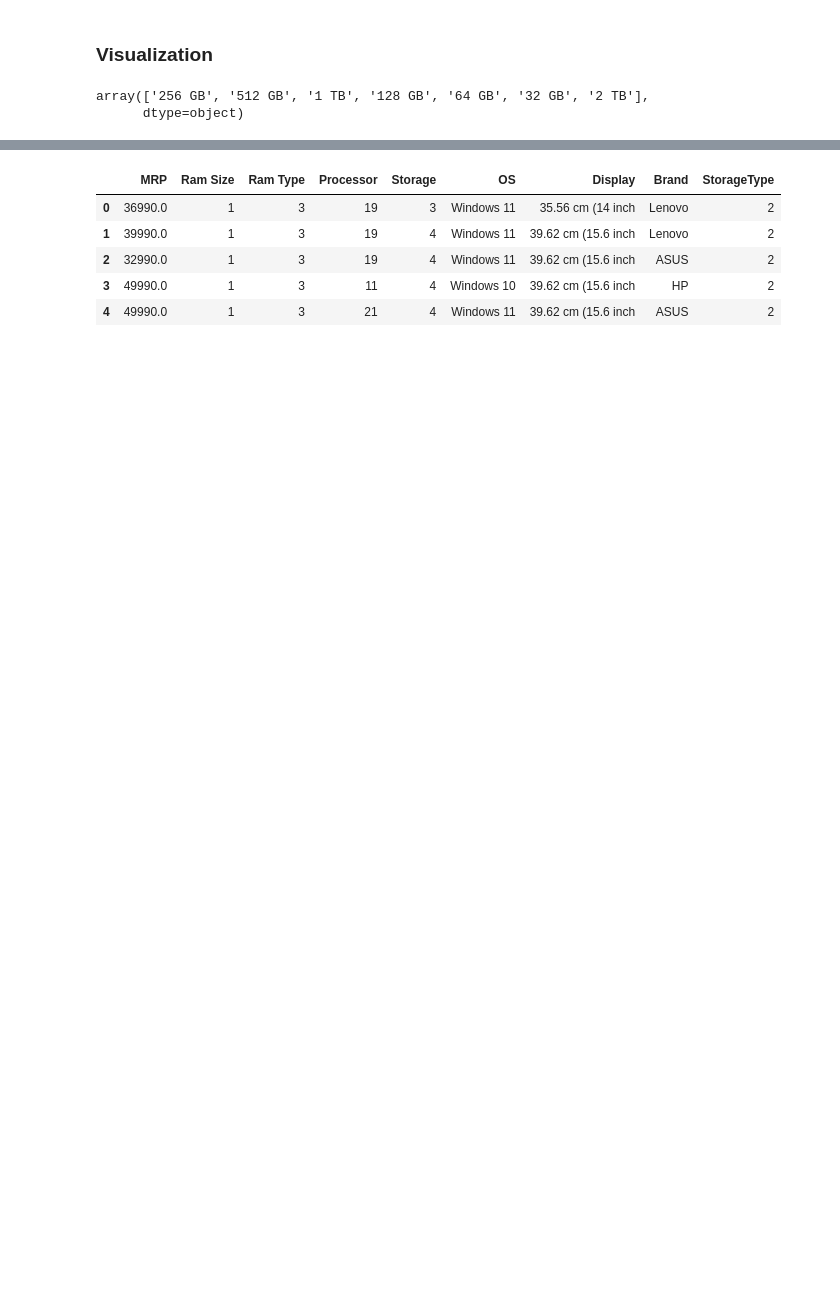
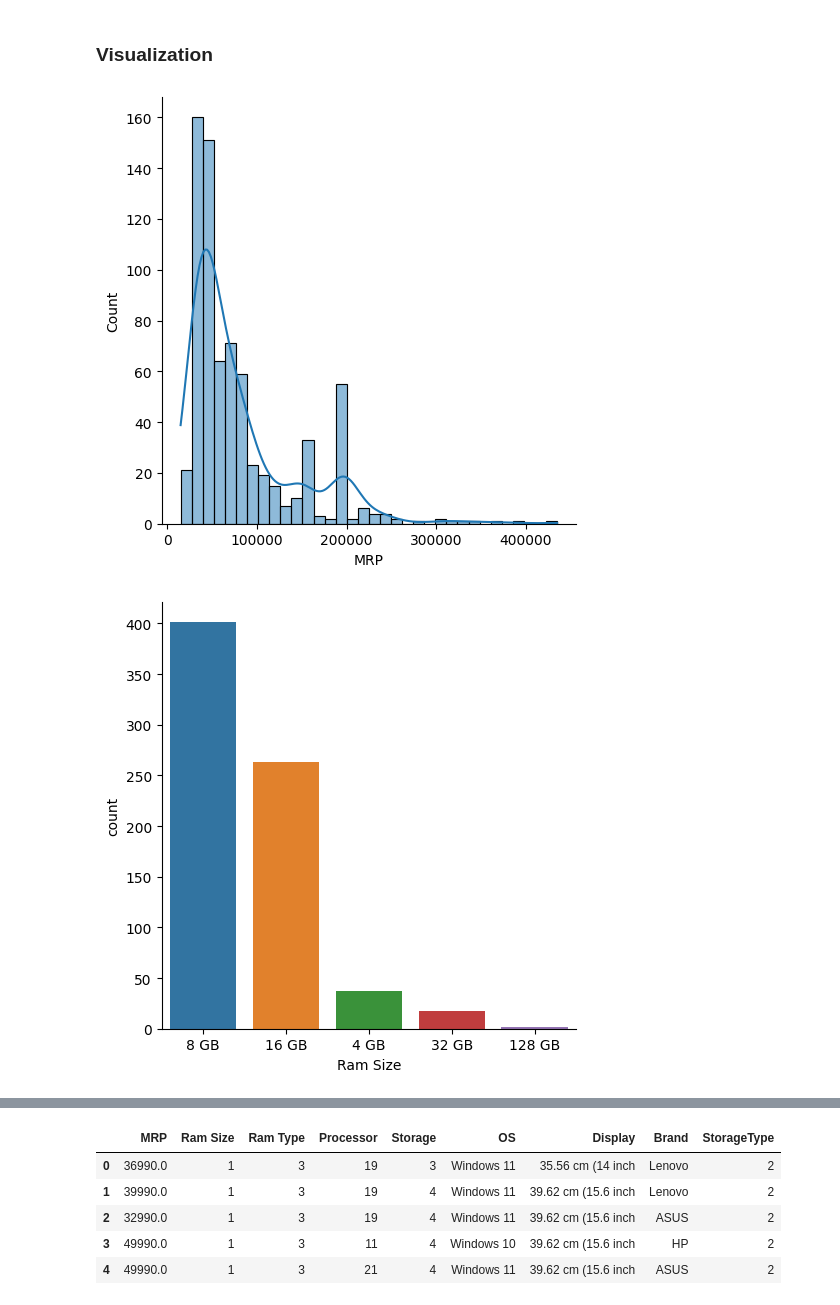
Before and after one commit to Alonge9500/laptop_app, a Jupyter notebook: resources/laptop_details.ipynb, the cells around one changed output, grey strips where cells are left out. Drawn from its saved outputs; the diff is of its cells as text; code cells hidden in the pictures; blank space fills up the shorter version.

```diff
--- a/resources/laptop_details.ipynb
+++ b/resources/laptop_details.ipynb
@@ -103,8 +107,15 @@ df2['Storage'] = df2.Storage.apply(lambda x: " ".join(x.split()[:2]))
 ### Visualization
 # %%
 import seaborn as sns
-# %%
-df2.Storage.unique()
-# %% [output]
-array(['256 GB', '512 GB', '1 TB', '128 GB', '64 GB', '32 GB', '2 TB'],
-      dtype=object)
+# %%
+# Univariate plots
+sns.displot(data=data, x="MRP", kde=True)
+sns.catplot(data=data, x="Ram Size", kind="count")
+sns.catplot(data=data, x="Storage", kind="count")
+sns.catplot(data=data, x="StorageType", kind="count")
+sns.catplot(data=data, x="OS", kind="count")
+
+plt.show()
+# %% [output]
+[figure, added]
+[figure, added]
```
Also changed, not shown: parts of 17 cells of this notebook, 2 other files.
